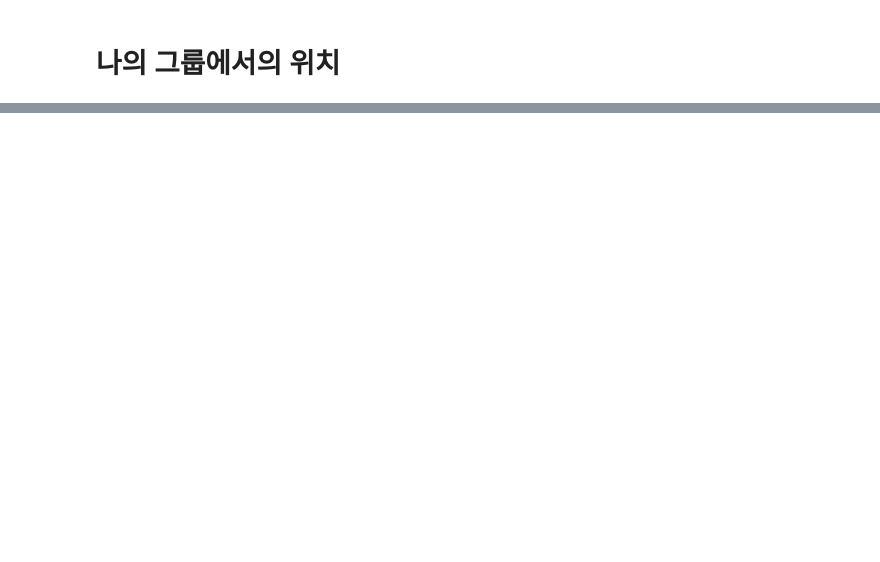
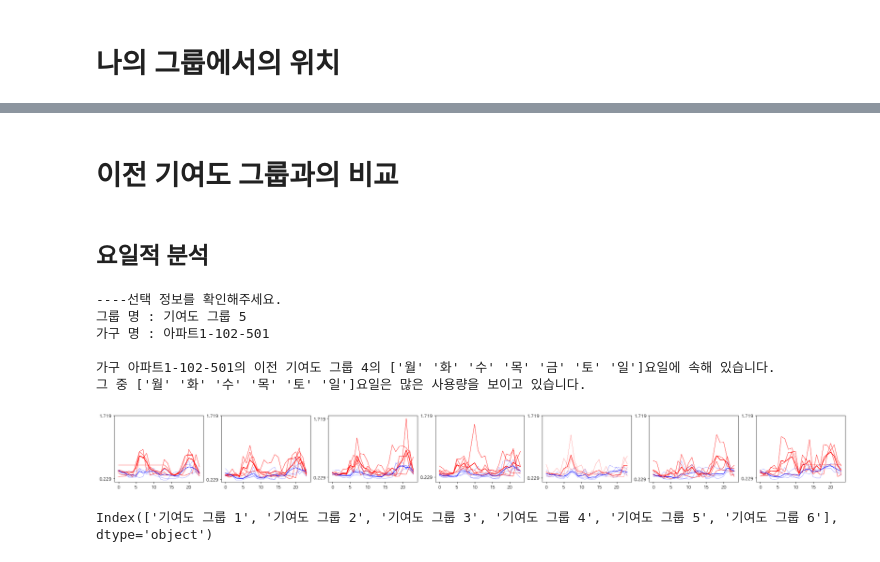
Before and after one commit to formegusto/distribution-by-contribution, a Jupyter notebook: Time Division KMeans pt.3 feedback idea.ipynb, the cells around one changed output, grey strips where cells are left out. Saved outputs shown, nothing was run; the diff lists cells and outputs as text; code cells hidden in the pictures; blank space fills up the shorter version.

```diff
--- a/Time Division KMeans pt.3 feedback idea.ipynb
+++ b/Time Division KMeans pt.3 feedback idea.ipynb
@@ -606,0 +713,50 @@ plt.show()
+# %% [markdown]
+# 이전 기여도 그룹과의 비교
+# %% [markdown]
+## 요일적 분석
+# %%
+sg, sh = consoling()
+sg = cc_cols[int(cont_mean_df.loc[sh]['contribution']) - 2]
+
+# 요일별
+err_day_cont = (day_cont[sh] - cc_day_cont[sg]).map(lambda x: sel_pos(x))
+err_day_usage = day_usage[sh] - cc_day_usage[sg]
+
+composite_day = err_day_cont[(err_day_cont == "eq") | (err_day_cont == "high")].keys().values
+
+print("가구 {}의 이전 {}의 {}요일에 속해 있습니다.".
+     format(sh,sg,err_day_cont[(err_day_cont == "eq") | (err_day_cont == "high")].keys().values))
+if len(err_day_cont[err_day_cont == "high"].keys().values) != 0:
+    print("그 중 {}요일은 많은 사용량을 보이고 있습니다.".
+         format(err_day_cont[err_day_cont == "high"].keys().values))
+
+fig, ax = plt.subplots(1,len(DAY_ARR), figsize=(32, 3))
+
+for weekday,day in enumerate(DAY_ARR):
+    day_idx = df.index.weekday == weekday
+
+    _c_pattern = cc_pattern[day_idx][sg].values.reshape(-1, 24)
+    _h_pattern = df[day_idx][sh].values.reshape(-1, 24)
+
+    is_composite = DAY_ARR[weekday] in composite_day
+    is_high = err_day_cont[DAY_ARR[weekday]] == "high"
+    for pat_idx, h_pat in enumerate(_h_pattern):
+        c_pat = _c_pattern[pat_idx]
+        ax[weekday].plot(h_pat, color='r' if is_composite else 'g', linewidth=0.75 if is_high else 0.3)
+        ax[weekday].plot(c_pat, color='b', linewidth=0.3)
+
+    ax[weekday].plot(_h_pattern.mean(axis=0), color='r' if is_composite else 'g', linewidth=1.5 if is_high else 1)
+    ax[weekday].plot(_c_pattern.mean(axis=0), color='b', linewidth=1)
+    ax[weekday].set_yticks([df[sh].min(), df[sh].max()])
+# %% [output]
+----선택 정보를 확인해주세요.
+그룹 명 : 기여도 그룹 5
+가구 명 : 아파트1-102-501
+
+가구 아파트1-102-501의 이전 기여도 그룹 4의 ['월' '화' '수' '목' '금' '토' '일']요일에 속해 있습니다.
+그 중 ['월' '화' '수' '목' '토' '일']요일은 많은 사용량을 보이고 있습니다.
+[figure, added]
+# %%
+cc_cols
+# %% [output]
+Index(['기여도 그룹 1', '기여도 그룹 2', '기여도 그룹 3', '기여도 그룹 4', '기여도 그룹 5', '기여도 그룹 6'], dtype='object')
```
Also changed, not shown: parts of 8 cells of this notebook.
